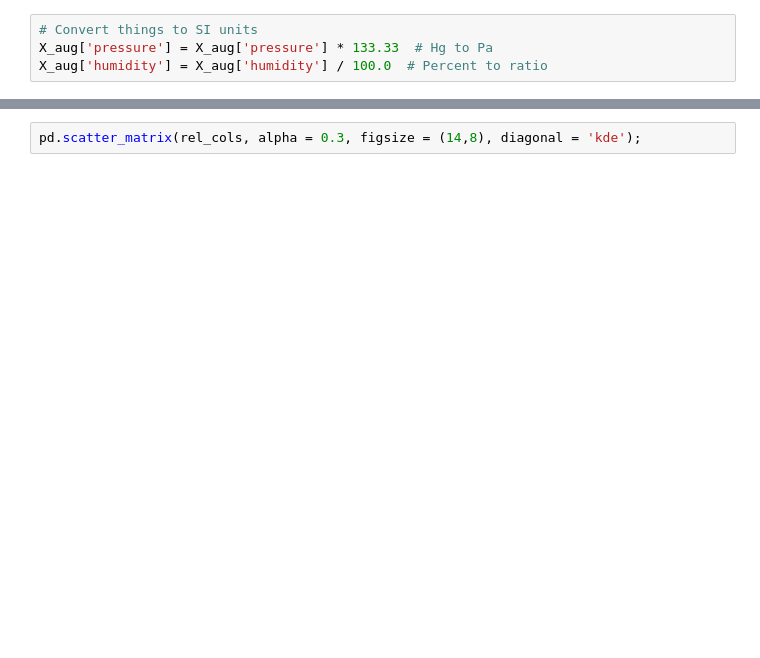
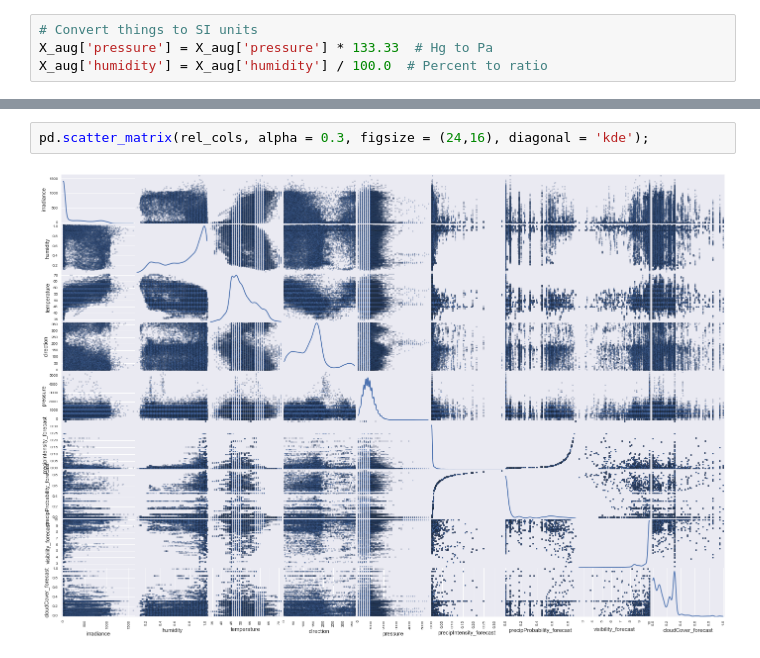
Before and after one commit to cnwalker/savesun, a Jupyter notebook: prediction_model/data exploration/HI-SEAS Solar Insolation Model.ipynb, the cells around one changed output, grey strips where cells are left out. Drawn from its saved outputs; the diff is of its cells as text; blank space fills up the shorter version.

```diff
--- a/prediction_model/data exploration/HI-SEAS Solar Insolation Model.ipynb
+++ b/prediction_model/data exploration/HI-SEAS Solar Insolation Model.ipynb
@@ -253,2 +253,4 @@ rel_cols.describe()
 # %%
-pd.scatter_matrix(rel_cols, alpha = 0.3, figsize = (14,8), diagonal = 'kde');
+pd.scatter_matrix(rel_cols, alpha = 0.3, figsize = (24,16), diagonal = 'kde');
+# %% [output]
+[figure, added]
```
Also changed, not shown: parts of 4 cells of this notebook.
